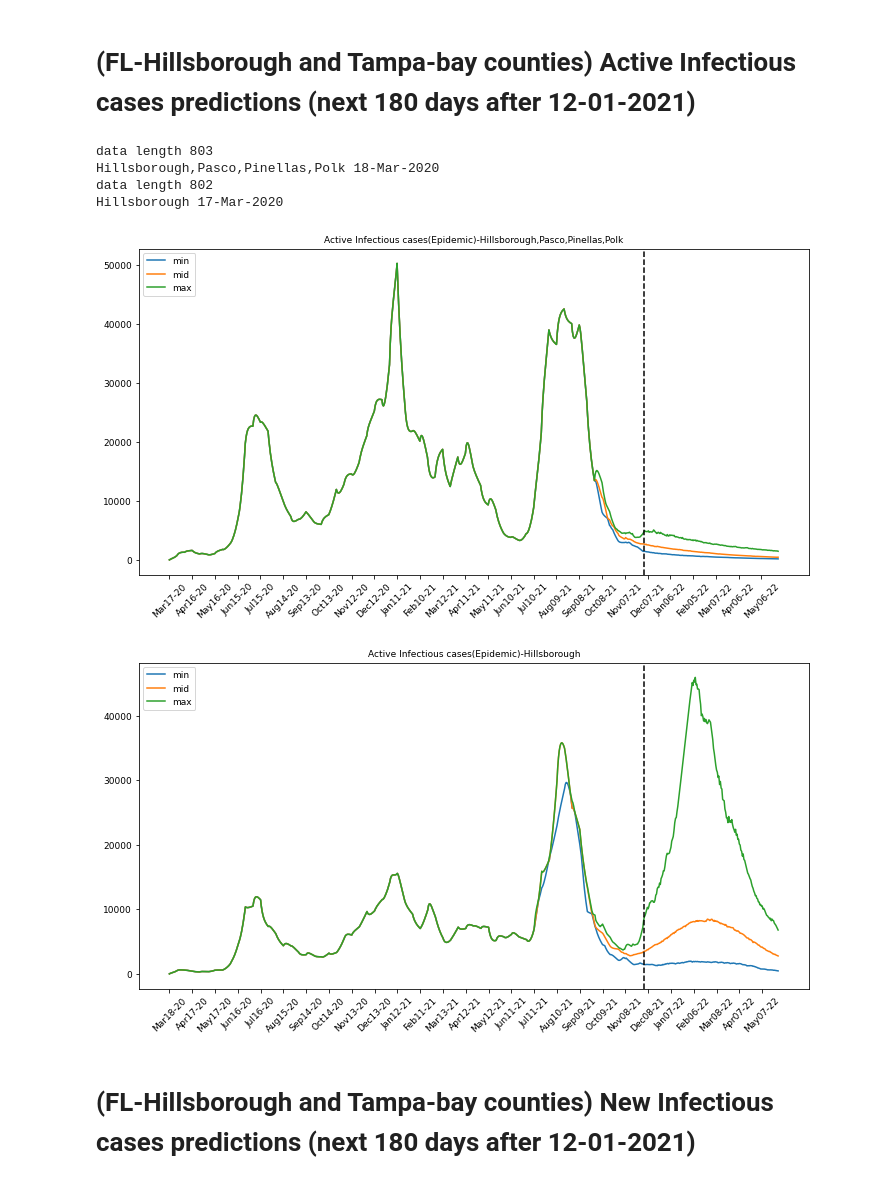
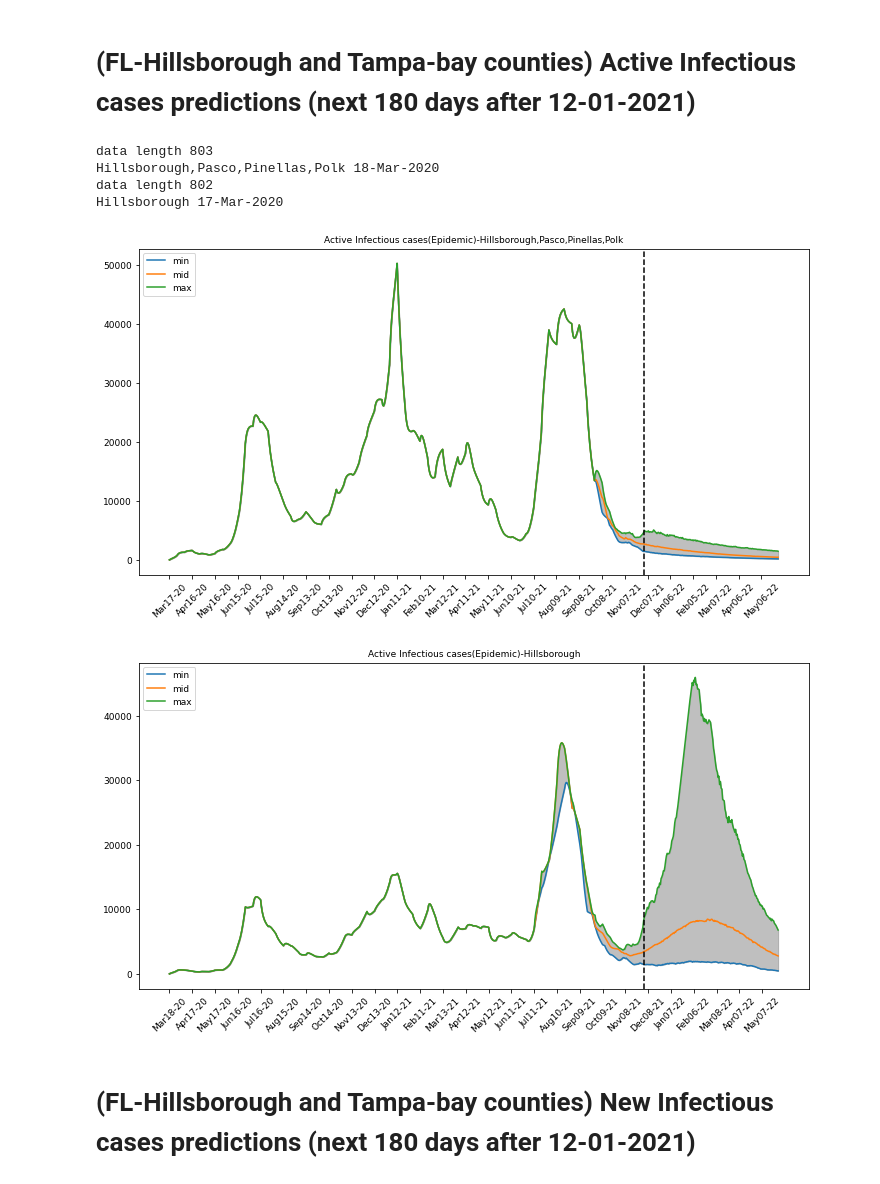
Before and after one commit to EdwinMichaelLab/mongodb-read-and-plot, a Jupyter notebook: mongodb-read-data-and-plot.ipynb, the cells around one changed output. Cells and saved outputs as stored; diff of their text form; code cells hidden in the pictures.

```diff
--- a/mongodb-read-data-and-plot.ipynb
+++ b/mongodb-read-data-and-plot.ipynb
@@ -88,6 +88,7 @@ for x in mydoc:
         ax2.plot(days, min_data, label="min")
         ax2.plot(days, mid_data, label="mid")
         ax2.plot(days, max_data, label="max")
+        ax2.fill_between(days, min_data, max_data, color='grey', alpha=0.5)
         ax2.plot(days[:len(confirmed)], confirmed, label="confirmed")
         #ax2.plot(days[:len(deaths)], deaths, label="deaths")
 
@@ -145,6 +146,7 @@ for x in mydoc:
         ax2.plot(days, min_data, label="min")
         ax2.plot(days, mid_data, label="mid")
         ax2.plot(days, max_data, label="max")
+        ax2.fill_between(days, min_data, max_data, color='grey', alpha=0.5)
 
         ax2.set_title(label+'-'+x["Locations"])
         plt.axvline(x=current_date, color='k', linestyle='--') # draw vertical line on current date
@@ -184,35 +186,36 @@ for x in mydoc:
             mid_data.append(data[h][1])
             max_data.append(data[h][2])
 
         start_date=x["start_date"]
         sdate_obj = datetime.strptime(start_date, "%d-%b-%Y")
         days=[]
         for d in range(len(data)):
             dd = sdate_obj+timedelta(days=d)
             #dd = dd.strftime("%d-%b-%Y") # 17-Mar-2020
             #dd = dd.strftime("%m%d-%y") # 0317-20
             dd = dd.strftime("%b%d-%y") # 0317-20
             days.append(dd)
             #print(dd)
 
         fig2, ax2 = plt.subplots(figsize=(12,6))
 
         ax2.plot(days, min_data, label="min")
         ax2.plot(days, mid_data, label="mid")
         ax2.plot(days, max_data, label="max")
+        ax2.fill_between(days, min_data, max_data, color='grey', alpha=0.5)
 
         ax2.set_title("Active Infectious cases("+label+')-'+x["Locations"])
         plt.axvline(x=current_date, color='k', linestyle='--') # draw vertical line on current date
         plt.xticks(np.arange(0, len(days)+1, 30))
         plt.xticks(rotation=45)
         ax2.legend(loc=2); # upper left corner
 # %% [output]
 data length 803
 Hillsborough,Pasco,Pinellas,Polk 18-Mar-2020
 data length 802
 Hillsborough 17-Mar-2020
-[figure, old version]
+[figure, new version]
-[figure, old version]
+[figure, new version]
 # %% [markdown]
 # (FL-Hillsborough and Tampa-bay counties) New Infectious cases predictions (next 180 days after 12-01-2021)
 # %%
```
Also changed, not shown: parts of 7 cells of this notebook.
